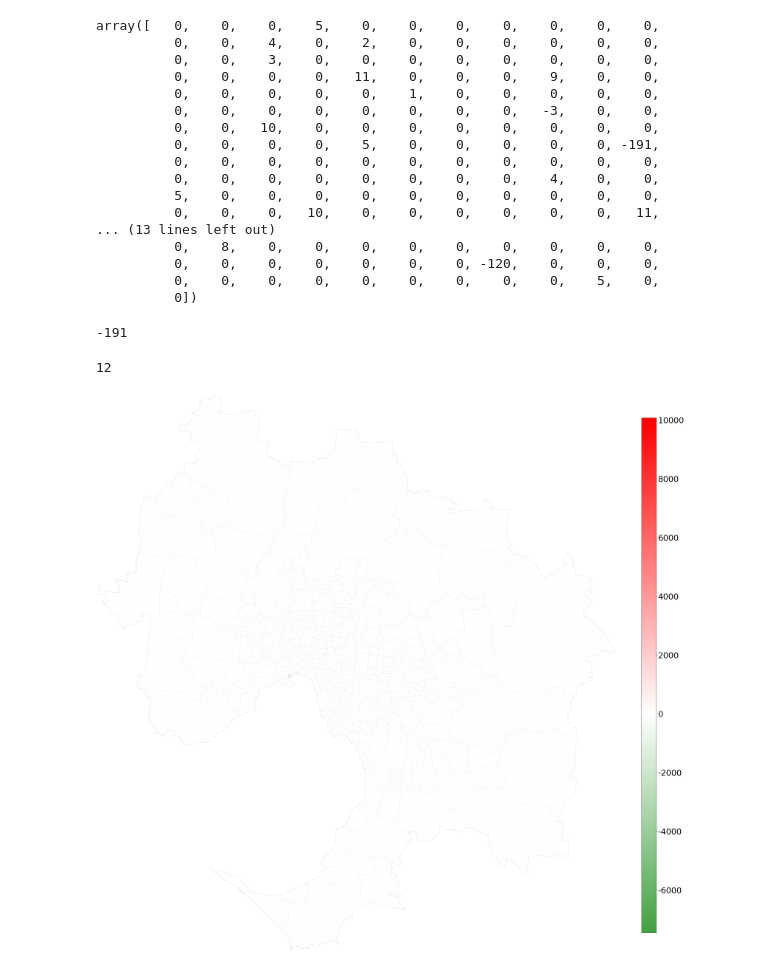
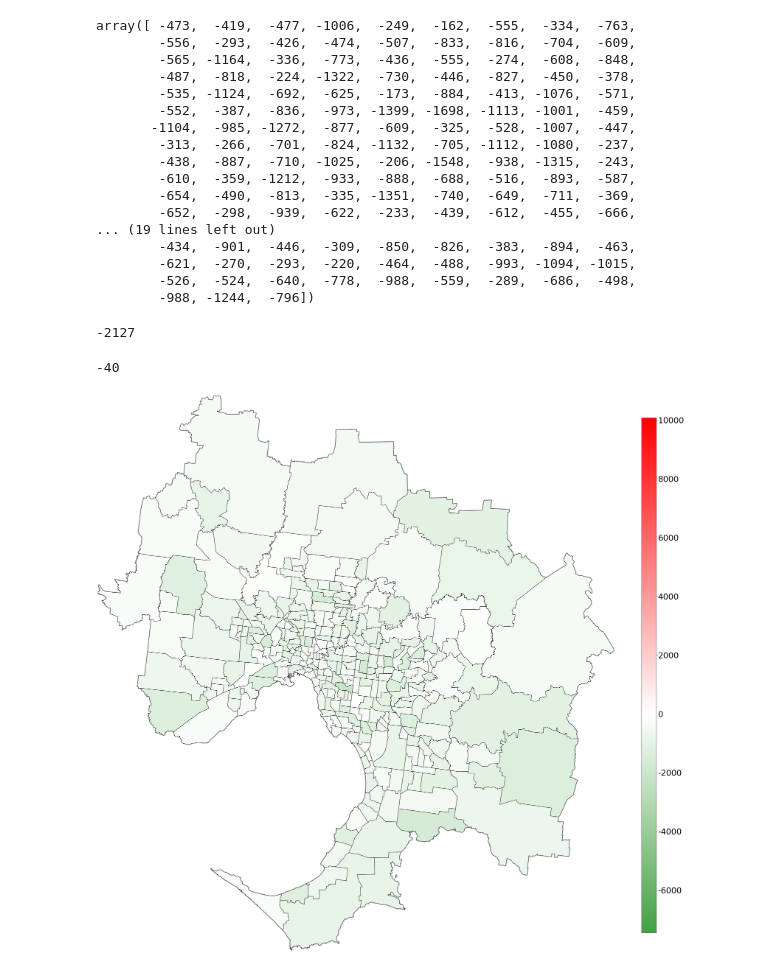
Before and after one commit to captainnemo2005/compartmentmodel, a Jupyter notebook: 50 from home.ipynb, the cells around one changed output. Saved outputs shown, nothing was run; the diff lists cells and outputs as text; code cells hidden in the pictures.

```diff
--- a/50 from home.ipynb
+++ b/50 from home.ipynb
@@ -14,7 +14,7 @@ population.csv
 percent_pop = "base"
 folder = "basecase"
 incubation = 7
-iterations = 100
+iterations = 3000
 
 melbourne_pc = pd.read_csv('data/'+folder+'/population_pc_'+percent_pop+'.csv', sep=',',header=None)
 pop_pc       = melbourne_pc.values
@@ -188,29 +188,29 @@ newI = newI.astype(int)
 #newI =  np.where(newI > 0, 0, newI)
 newI
 # %% [output]
-array([   0,    0,    0,    5,    0,    0,    0,    0,    0,    0,    0,
-          0,    0,    4,    0,    2,    0,    0,    0,    0,    0,    0,
-          0,    0,    3,    0,    0,    0,    0,    0,    0,    0,    0,
-          0,    0,    0,    0,   11,    0,    0,    0,    9,    0,    0,
-          0,    0,    0,    0,    0,    1,    0,    0,    0,    0,    0,
-          0,    0,    0,    0,    0,    0,    0,    0,   -3,    0,    0,
-          0,    0,   10,    0,    0,    0,    0,    0,    0,    0,    0,
-          0,    0,    0,    0,    5,    0,    0,    0,    0,    0, -191,
-          0,    0,    0,    0,    0,    0,    0,    0,    0,    0,    0,
-          0,    0,    0,    0,    0,    0,    0,    0,    4,    0,    0,
-          5,    0,    0,    0,    0,    0,    0,    0,    0,    0,    0,
-          0,    0,    0,   10,    0,    0,    0,    0,    0,    0,   11,
-... (13 lines left out)
-          0,    8,    0,    0,    0,    0,    0,    0,    0,    0,    0,
-          0,    0,    0,    0,    0,    0,    0, -120,    0,    0,    0,
-          0,    0,    0,    0,    0,    0,    0,    0,    0,    5,    0,
-          0])
+array([ -473,  -419,  -477, -1006,  -249,  -162,  -555,  -334,  -763,
+        -556,  -293,  -426,  -474,  -507,  -833,  -816,  -704,  -609,
+        -565, -1164,  -336,  -773,  -436,  -555,  -274,  -608,  -848,
+        -487,  -818,  -224, -1322,  -730,  -446,  -827,  -450,  -378,
+        -535, -1124,  -692,  -625,  -173,  -884,  -413, -1076,  -571,
+        -552,  -387,  -836,  -973, -1399, -1698, -1113, -1001,  -459,
+       -1104,  -985, -1272,  -877,  -609,  -325,  -528, -1007,  -447,
+        -313,  -266,  -701,  -824, -1132,  -705, -1112, -1080,  -237,
+        -438,  -887,  -710, -1025,  -206, -1548,  -938, -1315,  -243,
+        -610,  -359, -1212,  -933,  -888,  -688,  -516,  -893,  -587,
+        -654,  -490,  -813,  -335, -1351,  -740,  -649,  -711,  -369,
+        -652,  -298,  -939,  -622,  -233,  -439,  -612,  -455,  -666,
+... (19 lines left out)
+        -434,  -901,  -446,  -309,  -850,  -826,  -383,  -894,  -463,
+        -621,  -270,  -293,  -220,  -464,  -488,  -993, -1094, -1015,
+        -526,  -524,  -640,  -778,  -988,  -559,  -289,  -686,  -498,
+        -988, -1244,  -796])
 # %%
 print(min(newI))
 max(newI)
 # %% [output]
--191
+-2127
-12
+-40
 # %%
 import scipy as sp
 import matplotlib as mpl
@@ -246,33 +246,33 @@ melbourne_gpd['population'] = newI
 
 
 
 plt.rcParams.update({'font.size':32})
 west,south,east,north = melbourne_gpd.unary_union.bounds
 
 fig,ax = plt.subplots(figsize=(40,40))
 
 
 
 #cmap = LinearSegmentedColormap.from_list('mycmap', [ 'green','white'])
 cmap = LinearSegmentedColormap.from_list('mycmap', ['green','white','red'])
-melbourne_gdf.plot(ax=ax,facecolor='none',edgecolor='gray',alpha=0.5,linewidth=1,zorder=2)
-melbourne_gpd.plot(ax=ax, column='population',legend=False,cmap=cmap,zorder=3,norm=norm)
+melbourne_gpd.plot(ax=ax,facecolor='none',edgecolor='gray',alpha=0.5,linewidth=5,zorder=2)
+melbourne_gpd.plot(ax=ax, column='population',legend=False,cmap=cmap,edgecolor='black',zorder=3,norm=norm)
 cbax = fig.add_axes([0.9,0.15,0.02,0.7])
 
 sm = plt.cm.ScalarMappable(cmap=cmap,\
                           norm=norm)
 
 sm._A=[]
 
 fig.colorbar(sm,cax=cbax,format="%d")
 
 ax.set_xlim(west,east)
 ax.set_ylim(south,north)
 
 ax.axis('off')
 
 plt.savefig('/Users/cptnemo2005/new_results/' +'base_vs_work_'+percent_pop+'-'+str(iterations)+'-iterations.jpg')
 
 plt.show()
 # %% [output]
-[figure, old version]
+[figure, new version]
```
Also changed, not shown: 20 other files.
